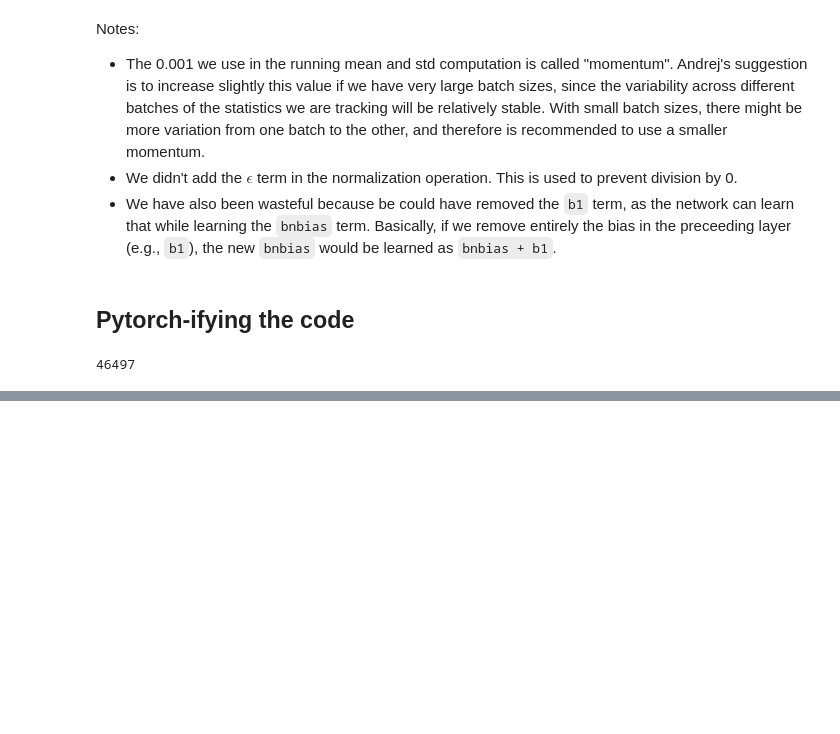
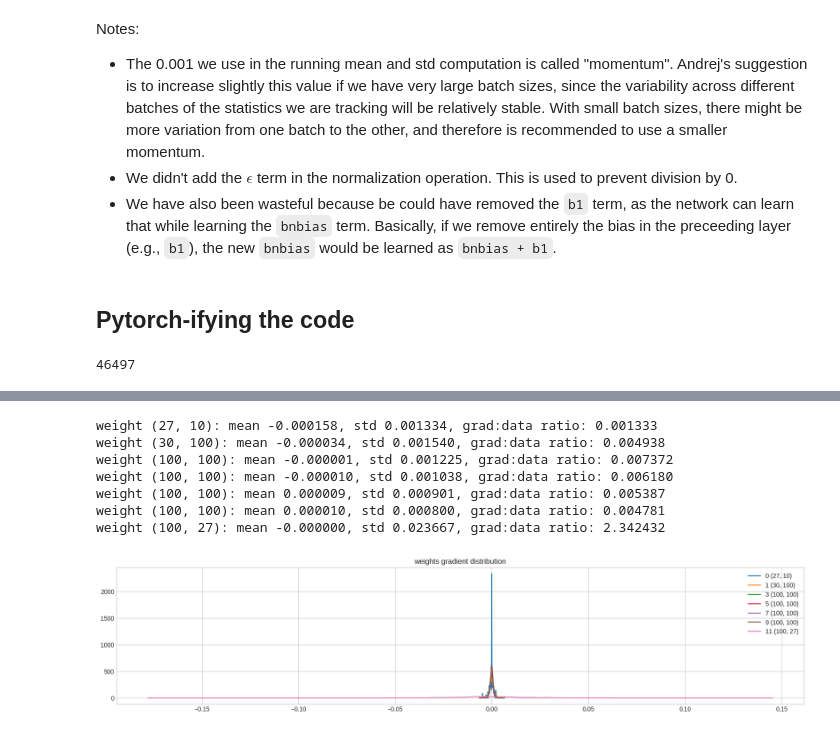
Before and after one commit to IamGianluca/dl, a Jupyter notebook: nbs/karpathy/makemore/makemore_part3_bn.ipynb, the cells around one changed output, grey strips where cells are left out. Cells and saved outputs as stored; diff of their text form; code cells hidden in the pictures; blank space fills up the shorter version.

```diff
--- a/nbs/karpathy/makemore/makemore_part3_bn.ipynb
+++ b/nbs/karpathy/makemore/makemore_part3_bn.ipynb
@@ -1352,0 +1446,23 @@ for p in parameters:
+# %%
+# visualize histogram
+plt.figure(figsize=(20, 4))
+legends = []
+for i, p in enumerate(parameters):
+    t = p.grad
+    if p.ndim == 2:
+        print(f"weight {tuple(p.shape)}: mean {t.mean():.6f}, std {t.std():.6f}, grad:data ratio: {t.std() / p.std():.6f}")
+        hy, hx = torch.histogram(t, density=True)
+        plt.plot(hx[:-1].detach(), hy.detach())
+        legends.append(f"{i} {tuple(t.shape)}")
+plt.legend(legends)
+plt.title("weights gradient distribution")
+plt.show()
+# %% [output]
+weight (27, 10): mean -0.000158, std 0.001334, grad:data ratio: 0.001333
+weight (30, 100): mean -0.000034, std 0.001540, grad:data ratio: 0.004938
+weight (100, 100): mean -0.000001, std 0.001225, grad:data ratio: 0.007372
+weight (100, 100): mean -0.000010, std 0.001038, grad:data ratio: 0.006180
+weight (100, 100): mean 0.000009, std 0.000901, grad:data ratio: 0.005387
+weight (100, 100): mean 0.000010, std 0.000800, grad:data ratio: 0.004781
+weight (100, 27): mean -0.000000, std 0.023667, grad:data ratio: 2.342432
+[figure, added]
```
Also changed, not shown: parts of 29 cells of this notebook.
